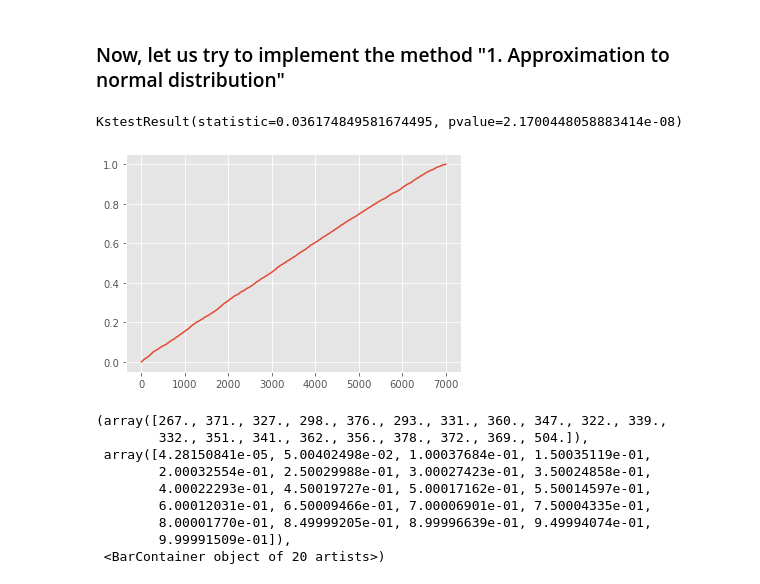
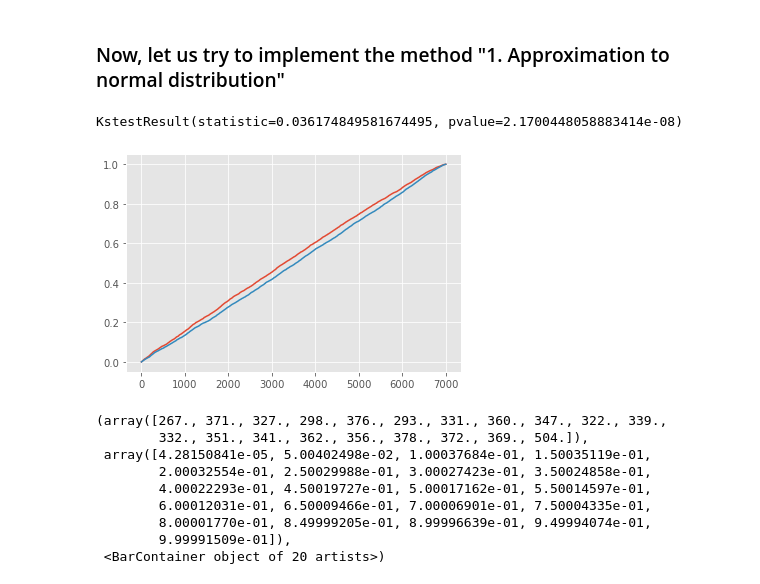
Before and after one commit to kiwymic/MLB-data-analysis, a Jupyter notebook: MLB career analysis.ipynb, the cells around one changed output. Cells and saved outputs as stored; diff of their text form; code cells hidden in the pictures.

```diff
--- a/MLB career analysis.ipynb
+++ b/MLB career analysis.ipynb
@@ -136,13 +136,16 @@ for i in range(RISP_comp.shape[0]):
     p_RISP_3.append(res3);
 # %%
 test = sorted(p_RISP_2)
+test2 = sorted(p_RISP_3)
 plt.plot(test)
+plt.plot(test2)
+plt.show
 
 stats.kstest(test, stats.uniform(loc=0.0).cdf) #
 # This means that the null hypothesis should be rejected... But wait?
 # %% [output]
 KstestResult(statistic=0.036174849581674495, pvalue=2.1700448058883414e-08)
-[figure, old version]
+[figure, new version]
 # %%
 plt.hist(test, bins = 20, color = "#1f8c99")
 # %% [output]
```
Also changed, not shown: parts of 65 cells of this notebook, 1 other file.
